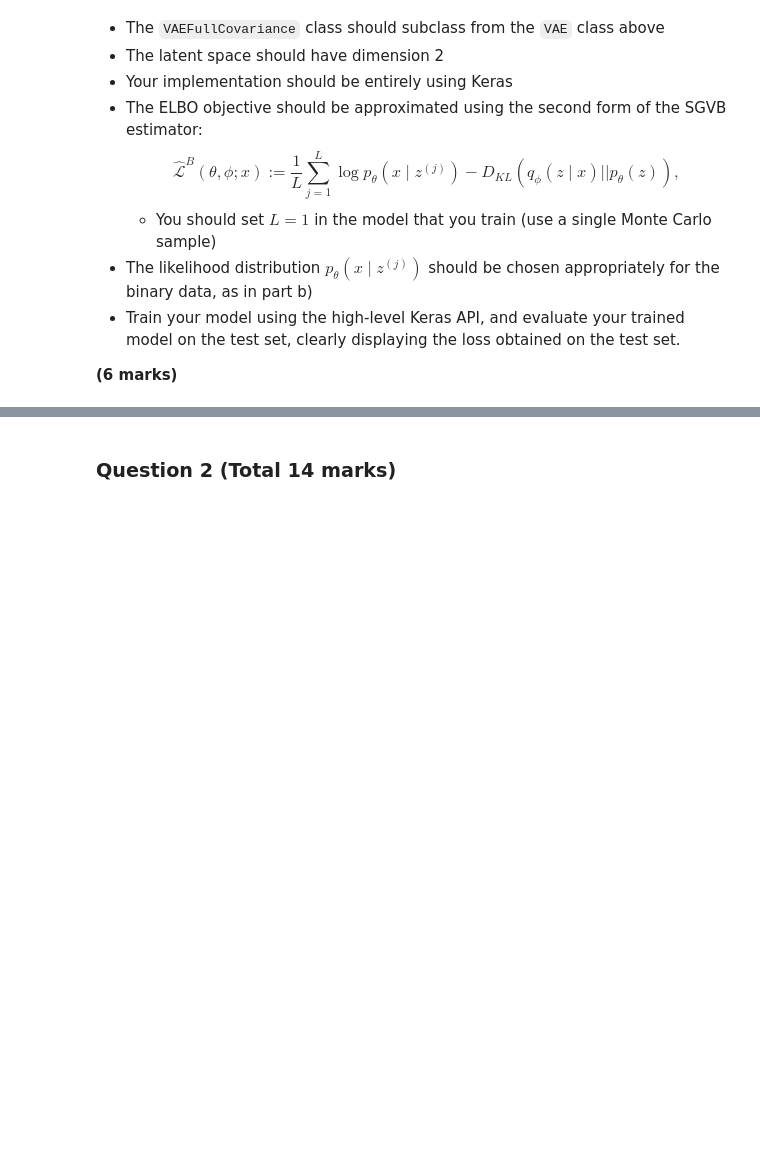
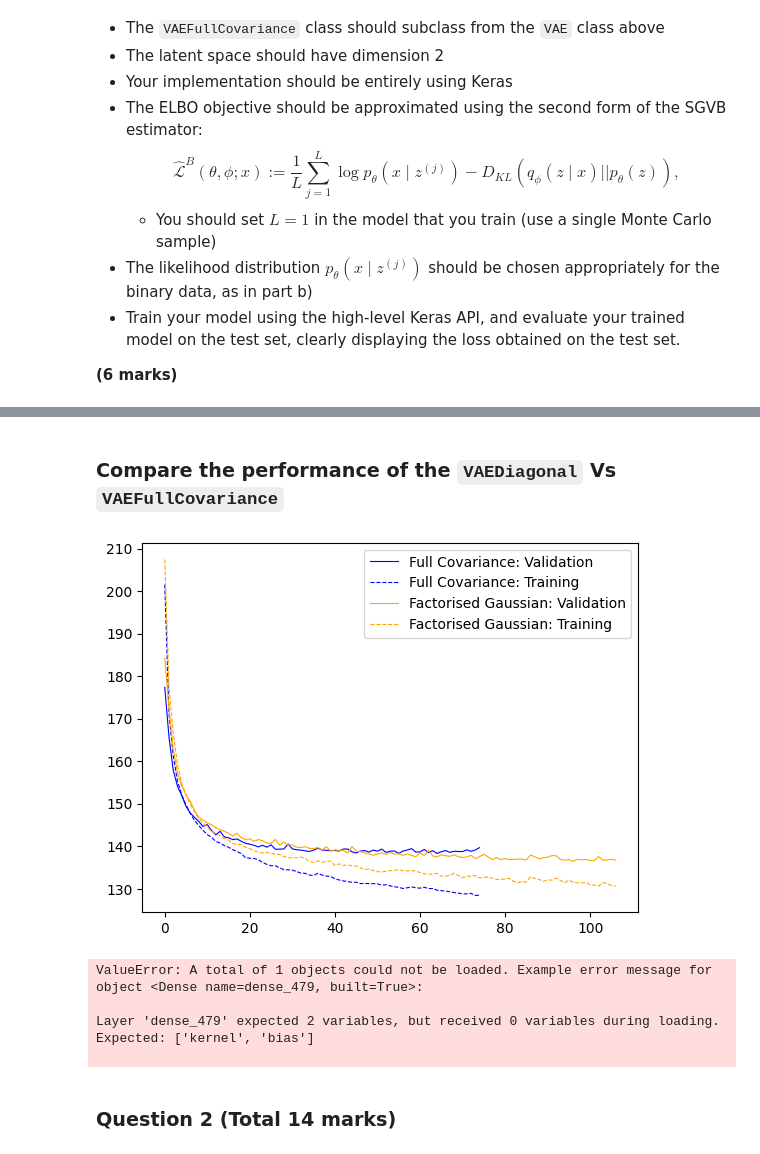
Before and after one commit to ariana-ch/cw1, a Jupyter notebook: CW2/Summative assessment 2.ipynb, the cells around one changed output, grey strips where cells are left out. Drawn from its saved outputs; the diff is of its cells as text; code cells hidden in the pictures; blank space fills up the shorter version.

```diff
--- a/CW2/Summative assessment 2.ipynb
+++ b/CW2/Summative assessment 2.ipynb
@@ -987,3 +1071,17 @@ def train_all_models(batch_size: int = 500):
+# %%
+def get_trained_VAEDiagonal():
+    backend = keras.backend.backend()
+    weight_path = pathlib.Path(f'./{backend}/VAEDiagonal_v9_500/model.weights.h5')
+    model = VAEDiagonal(encoder=get_encoder_v9((28, 28, 1), 2), decoder=get_decoder_v9((28, 28, 1), 2))
+    model(keras.random.normal((1, 28, 28, 1)))
+    model.load_weights(weight_path)
+    return model
+
+def get_training_history_VAEDiagonal():
+    backend = keras.backend.backend()
+    history_path = pathlib.Path(f'./{backend}/VAEDiagonal_v9_500/history.json')
+    with open(history_path, 'r') as f:
+        return json.load(f)
 # %% [markdown]
 c) You should implement a `VAEFullCovariance` class to train a second model using the VAE algorithm, where the encoder network now parameterises a general (full covariance) multivariate Gaussian distribution over the 2-dimensional latent space. You should use the [Cholesky decomposition](https://en.wikipedia.org/wiki/Cholesky_decomposition) to parameterise the covariance matrix. The architectural design of the encoder and decoder network should otherwise be identical to the model you trained in part b).
 
@@ -1004,3 +1364,48 @@ $$
+# %%
+def get_trained_VAEFullCovariance():
+    backend = keras.backend.backend()
+    weight_path = pathlib.Path(f'./{backend}/VAEFullCovariance_500/model.weights.h5')
+    model = VAEDiagonal(encoder=get_encoder_v9((28, 28, 1), 2), decoder=get_decoder_v9((28, 28, 1), 2))
+    model.compile()
+    model(keras.random.normal((1, 28, 28, 1)))
+    model.load_weights(weight_path)
+    return model
+
+
+def get_training_history_VAEFullCovariance():
+    backend = keras.backend.backend()
+    history_path = pathlib.Path(f'./{backend}/VAEFullCovariance_500/history.json')
+    with open(history_path, 'r') as f:
+        return json.load(f)
+# %% [markdown]
+### Compare the performance of the `VAEDiagonal` Vs `VAEFullCovariance`
+# %%
+full_cov_history = get_training_history_VAEFullCovariance()
+diag_history = get_training_history_VAEDiagonal()
+plt.plot(full_cov_history['val_loss'], linewidth=0.8, color='b', label='Full Covariance: Validation')
+plt.plot(full_cov_history['loss'], linewidth=0.8, color='b', linestyle='--', label='Full Covariance: Training')
+plt.plot(diag_history['val_loss'], linewidth=0.8, color='orange', label='Factorised Gaussian: Validation')
+plt.plot(diag_history['loss'], linewidth=0.8, color='orange', linestyle='--', label='Factorised Gaussian: Training')
+plt.legend()
+plt.show()
+# %% [output]
+[figure, added]
+# %%
+full_model = get_trained_VAEFullCovariance()
+diag_model = get_trained_VAEDiagonal()
+
+_, _, test_ds = get_datasets(batch_size=500)
+full_model_res = full_model.evaluate(test_ds)
+diag_model_res = diag_model.evaluate(test_ds)
+
+print(f'----------------Test Losses----------------')
+print(f'VAEFullCovariance: Total Loss: {full_model_res[0]:.2f}\t\tNLL: {full_model_res[1]:.2f}\t\tKL: {full_model_res[2]:.2f}')
+print(f'VAEDiagonal: Total Loss: {diag_model_res[0]:.2f}\t\tNLL: {diag_model_res[1]:.2f}\t\tKL: {diag_model_res[2]:.2f}')
+# %% [output]
+ValueError: A total of 1 objects could not be loaded. Example error message for object <Dense name=dense_479, built=True>:
+
+Layer 'dense_479' expected 2 variables, but received 0 variables during loading. Expected: ['kernel', 'bias']
+
 # %% [markdown]
 ### Question 2 (Total 14 marks)
 # %% [markdown]
```
Also changed, not shown: parts of 21 cells of this notebook, 4 other files.
